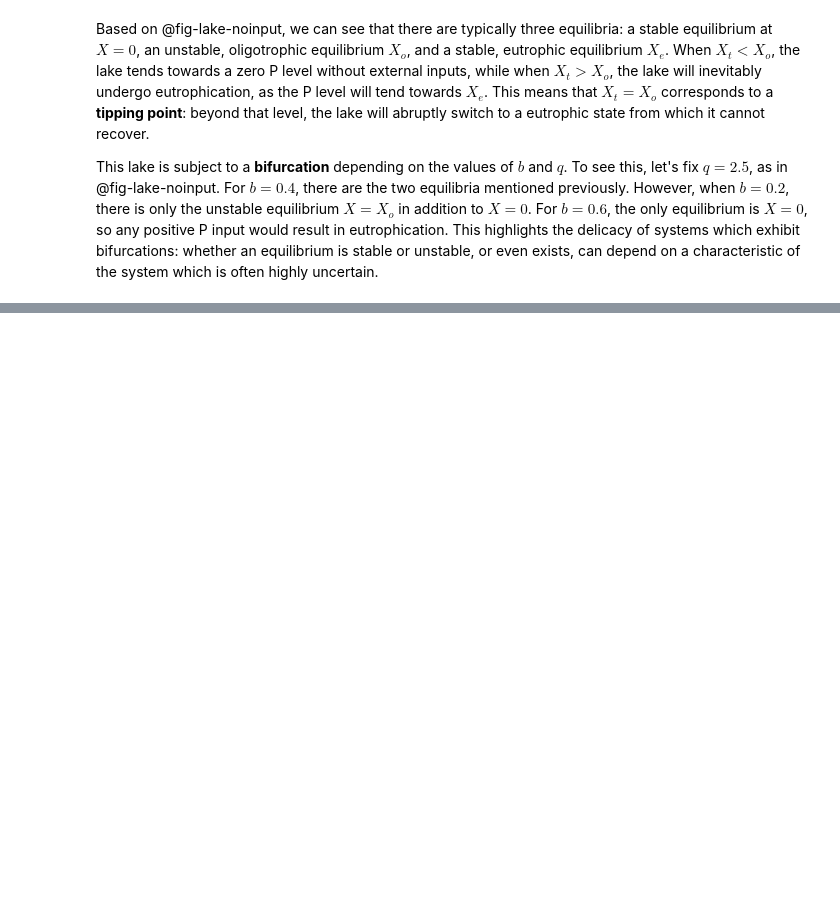
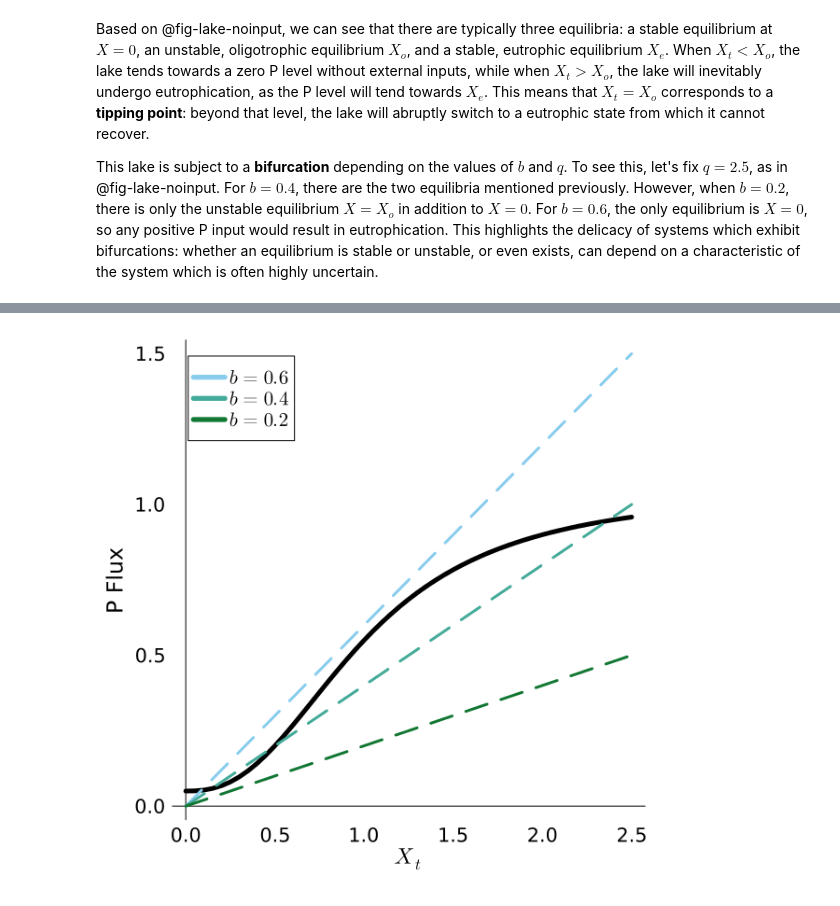
Before and after one commit to vsrikrish/environmental-systems-analysis, a Jupyter notebook: slides/notebooks/shallow-lake.ipynb, the cells around one changed output, grey strips where cells are left out. Saved outputs shown, nothing was run; the diff lists cells and outputs as text; code cells hidden in the pictures; blank space fills up the shorter version.

```diff
--- a/slides/notebooks/shallow-lake.ipynb
+++ b/slides/notebooks/shallow-lake.ipynb
@@ -107,0 +117,12 @@ This lake is subject to a **bifurcation** depending on the values of $b$ and $q$
+# %%
+#| label: fig-lake-input
+#| fig-cap: "Lake eutrophication dynamics based on the shallow lake model with. The black line is the P recycling level (for $q=2.5), which adds P back into the lake, and the dashed lines correspond to differerent rates of P outflow (based on the linear parameter $b$). The lake P level is in equilibrium when the recycling rate equals the outflows. When the outflow is greater than the recycling flux, the lake's P level decreases, and when the recycling flux is greater than the outflow, the P level naturally increases. The red lines show the direction of this net flux."
+#| fig-width: 100%
+
+p2 = plot(x, 0.05 .+ lake_P_cycling(x, 2.5), color=:black, linewidth=5,legend=:topleft, label=:false, ylabel="P Flux", xlabel=L"$X_t$", tickfontsize=14, guidefontsize=16, legendfontsize=14, palette=:tol_muted, framestyle=:zerolines, grid=:false)
+plot!(x, lake_P_out(x, 0.6), linewidth=3, linestyle=:dash, label=L"$b=0.6$")
+plot!(x, lake_P_out(x, 0.4), linewidth=3, linestyle=:dash, label=L"$b=0.4$")
+plot!(x, lake_P_out(x, 0.2), linewidth=3, linestyle=:dash, label=L"$b=0.2$")
+plot!(size=(600, 600))
+# %% [output]
+[figure, added]
```
Also changed, not shown: parts of 3 cells of this notebook, 20 other files.
